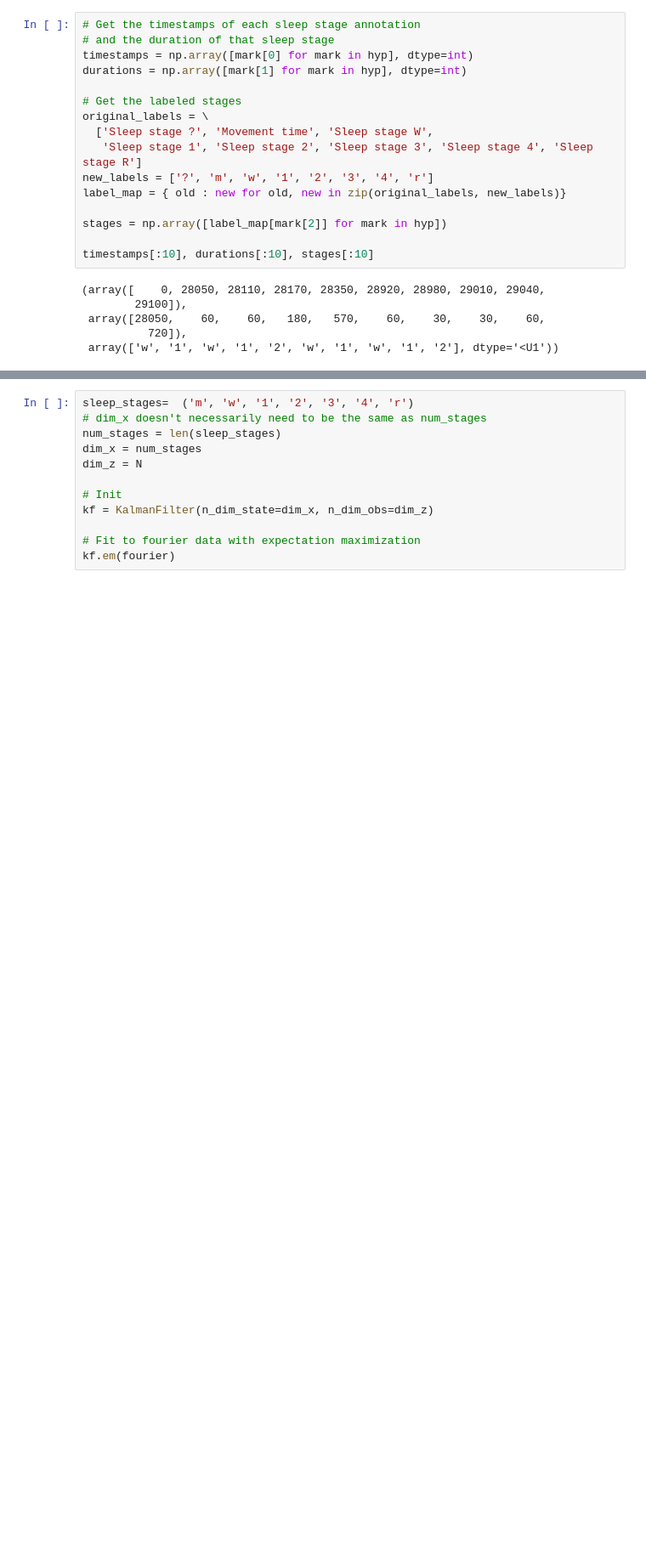
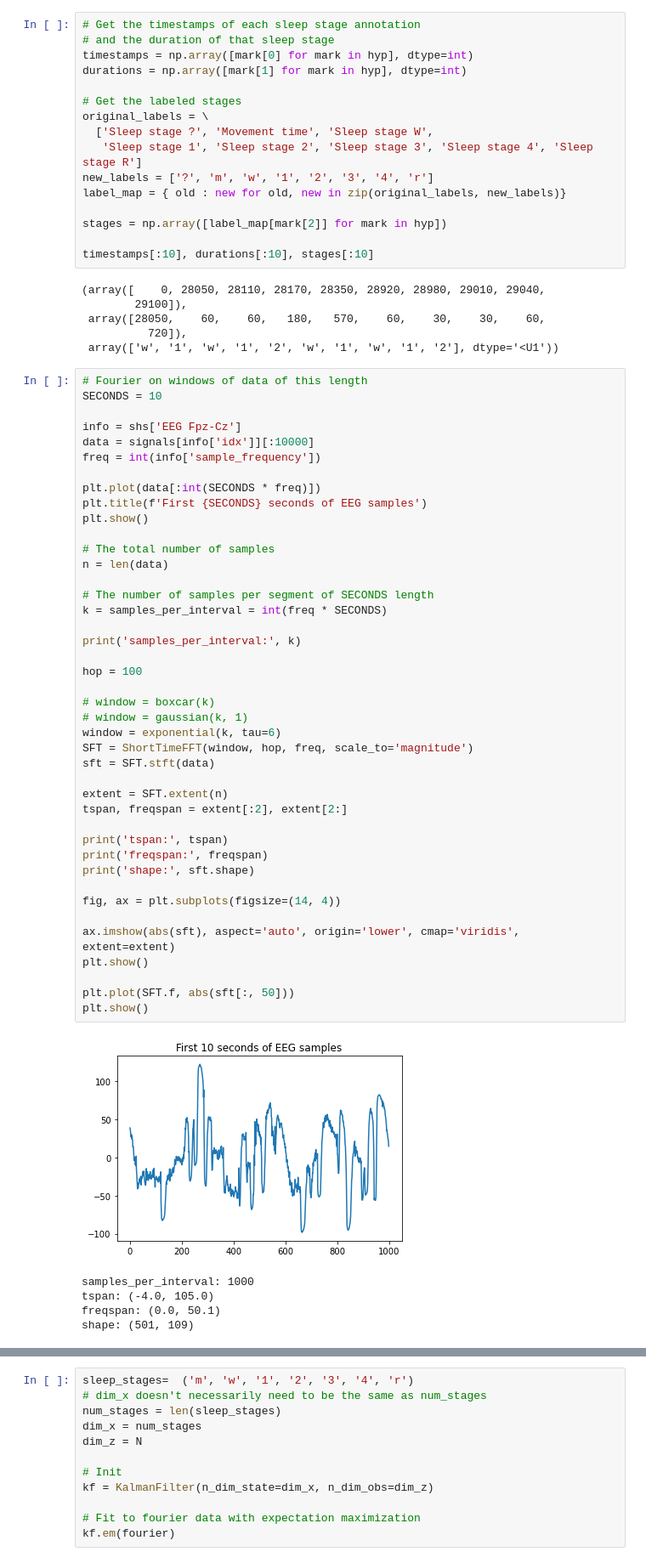
Before and after one commit to btrendler/v3_project_winter, a Jupyter notebook: nathan-modeling.ipynb, the cells around one changed output, grey strips where cells are left out. Shown at 85% size. Drawn from its saved outputs; the diff is of its cells as text; blank space fills up the shorter version.

Commit message:
got short-time FFT to work

```diff
--- a/nathan-modeling.ipynb
+++ b/nathan-modeling.ipynb
@@ -104,3 +108,51 @@ timestamps[:10], durations[:10], stages[:10]
  array([28050,    60,    60,   180,   570,    60,    30,    30,    60,
           720]),
  array(['w', '1', 'w', '1', '2', 'w', '1', 'w', '1', '2'], dtype='<U1'))
+# %%
+# Fourier on windows of data of this length
+SECONDS = 10
+
+info = shs['EEG Fpz-Cz']
+data = signals[info['idx']][:10000]
+freq = int(info['sample_frequency'])
+
+plt.plot(data[:int(SECONDS * freq)])
+plt.title(f'First {SECONDS} seconds of EEG samples')
+plt.show()
+
+# The total number of samples
+n = len(data)
+
+# The number of samples per segment of SECONDS length
+k = samples_per_interval = int(freq * SECONDS)
+
+print('samples_per_interval:', k)
+
+hop = 100
+
+# window = boxcar(k)
+# window = gaussian(k, 1)
+window = exponential(k, tau=6)
+SFT = ShortTimeFFT(window, hop, freq, scale_to='magnitude')
+sft = SFT.stft(data)
+
+extent = SFT.extent(n)
+tspan, freqspan = extent[:2], extent[2:]
+
+print('tspan:', tspan)
+print('freqspan:', freqspan)
+print('shape:', sft.shape)
+
+fig, ax = plt.subplots(figsize=(14, 4))
+
+ax.imshow(abs(sft), aspect='auto', origin='lower', cmap='viridis', extent=extent)
+plt.show()
+
+plt.plot(SFT.f, abs(sft[:, 50]))
+plt.show()
+# %% [output]
+[figure, added]
+samples_per_interval: 1000
+tspan: (-4.0, 105.0)
+freqspan: (0.0, 50.1)
+shape: (501, 109)
```
Also changed, not shown: parts of 11 cells of this notebook.
